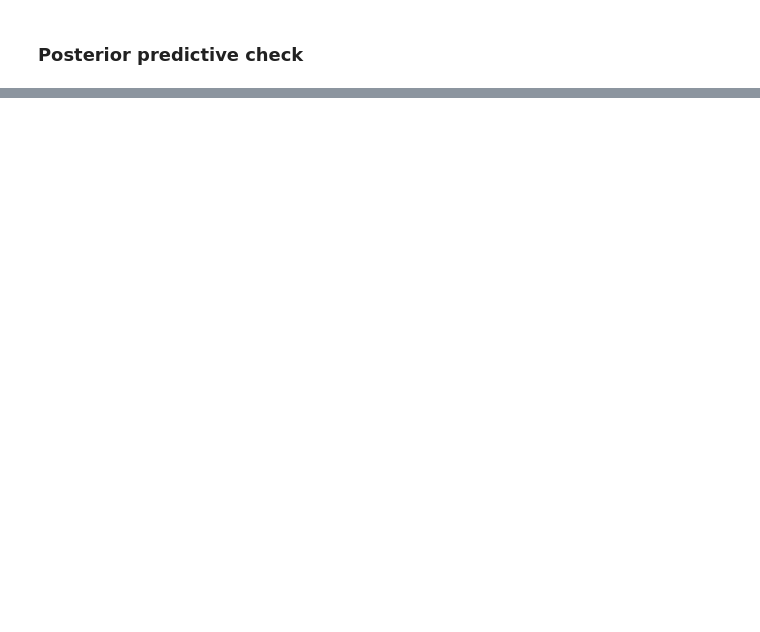
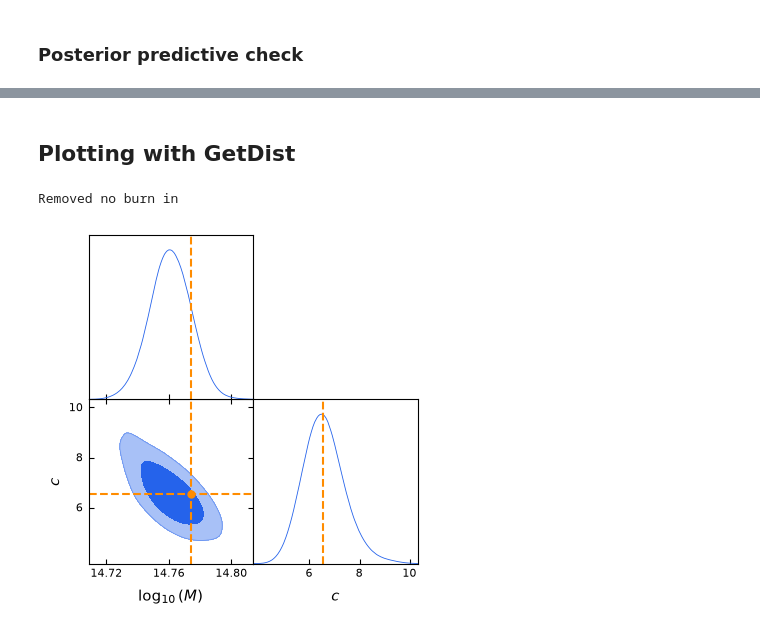
Before and after one commit to Arcobaleno-29/nfw-lensing-sbi, a Jupyter notebook: src/sbi_radial.ipynb, the cells around one changed output, grey strips where cells are left out. Saved outputs shown, nothing was run; the diff lists cells and outputs as text; code cells hidden in the pictures; blank space fills up the shorter version.

```diff
--- a/src/sbi_radial.ipynb
+++ b/src/sbi_radial.ipynb
@@ -269,0 +363,37 @@ Median: tensor([-0.0054,  0.0023,  0.0055,  0.0098,  0.0187,  0.0287,  0.0382,
+# %% [markdown]
+## Plotting with GetDist
+# %%
+from getdist import MCSamples, plots
+import matplotlib.pyplot as plt
+
+names = ["log_mass", "concentration"]
+
+sbi_chain = MCSamples(
+    samples=posterior_samples.detach().cpu().numpy(),
+    names=names,
+    labels=[r"\log_{10}(M)", r"c"],
+    ranges={
+        "log_mass": [prior_low[0], prior_high[0]],
+        "concentration": [prior_low[1], prior_high[1]],
+    },
+)
+
+g = plots.get_subplot_plotter()
+g.triangle_plot(
+    [sbi_chain],
+    params=names,
+    filled=True,
+    contour_colors=["#2563eb"],
+    markers=dict(zip(names, theta_true)),
+    marker_args={"color": "darkorange", "ls": "--", "lw": 1.5},
+)
+
+# Mark the true parameter pair on the joint plot.
+g.subplots[1, 0].plot(
+    theta_true[0], theta_true[1],
+    "o", color="darkorange", markersize=5,
+)
+plt.show()
+# %% [output]
+Removed no burn in
+[figure, added]
```
Also changed, not shown: parts of 10 cells of this notebook, 1 other file.
